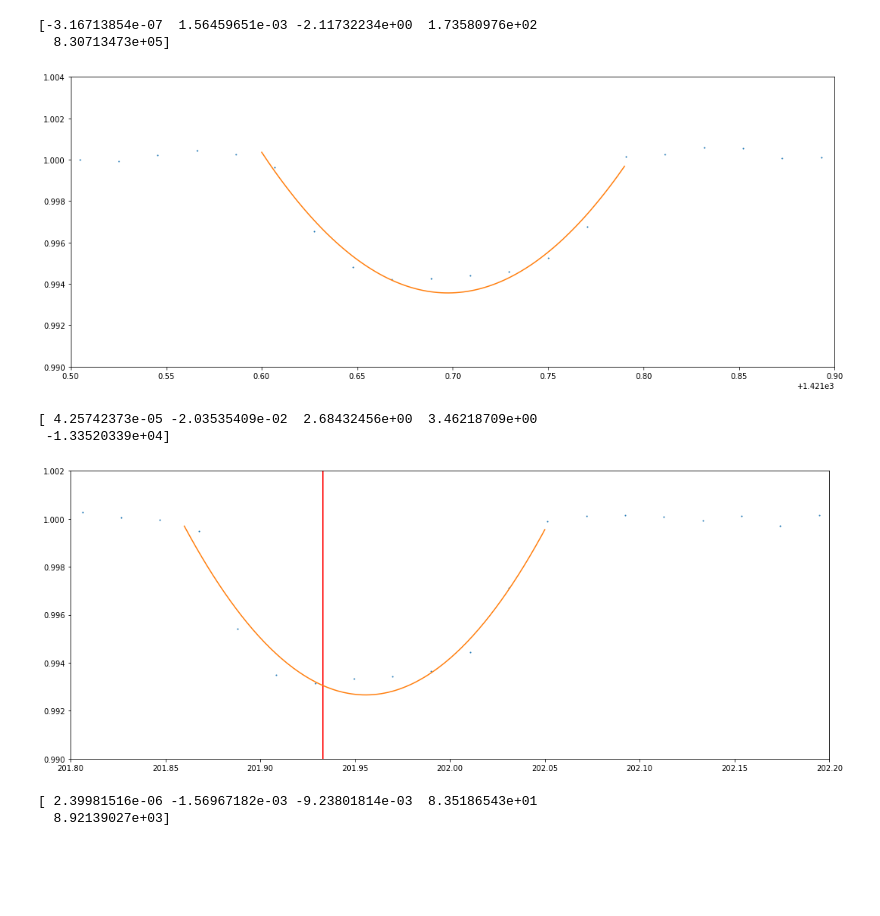
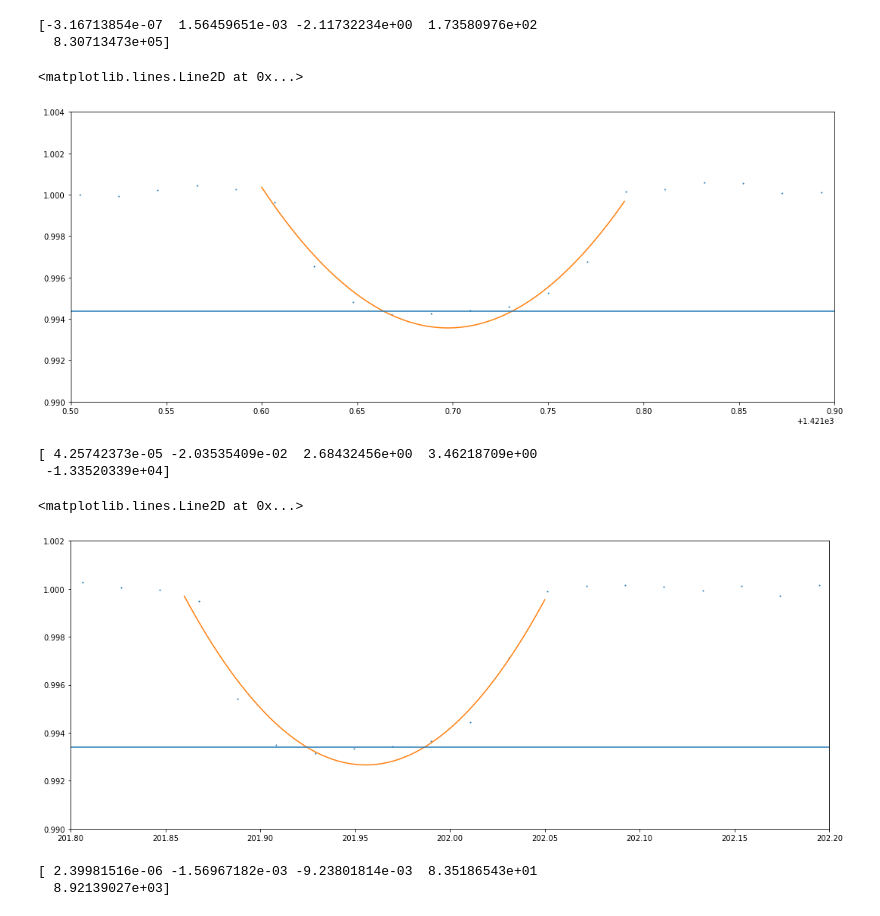
Before and after one commit to wfw23/Astrolabs, a Jupyter notebook: Chapter3_ExoLightCurves.ipynb, the cells around one changed output. Cells and saved outputs as stored; diff of their text form; code cells hidden in the pictures; blank space fills up the shorter version.

```diff
--- a/Chapter3_ExoLightCurves.ipynb
+++ b/Chapter3_ExoLightCurves.ipynb
@@ -690,15 +646,14 @@ plt.figure(figsize=(18,7))
 plt.plot(curve['time'],curve['flux'], ls='None',marker ='o', markersize=1)
 plt.xlim(1421.5,1421.9)
 plt.ylim(0.99,1.004)
-actper2 =38.938
-plt.axvline(actper+131.513013-6.5, c='r') ## indicating the actual period
-for i in [1, 2, 3,4,5,6,7,8,9,10,11,12,14,15,16,20,23,25,27,28,35,29,30,33,34,36]:
-    plt.axvline((actper2*i+131.513013-34), c='b', alpha=0.5)
 
 plt.plot(xrange385, para(xrange385, *popt385))
-min38.append(np.min(para(xrange385, *popt385)))
+minmask = (curve['time']>1421.66) &  (curve['time']<1421.74)
+min38.append(np.mean(curve['flux'][minmask]))
+plt.axhline(np.mean(curve['flux'][minmask]))
 # %% [output]
+<matplotlib.lines.Line2D at 0x...>
-[figure, old version]
+[figure, new version]
 # %%
 xrange191=np.linspace(201.86,202.05,100)
 mask191 = (curve['time']>201.86) & (curve['time']<202.05)
@@ -710,18 +665,16 @@ print(popt191)
 # %%
 plt.figure(figsize=(18,7))
 plt.plot(curve['time'],curve['flux'], ls='None',marker ='o', markersize=1)
 plt.xlim(201.8,202.2)
 plt.ylim(0.99,1.002)
-actper = 19.23 ## the actual period
-actper2 =38.938
-plt.axvline(actper+131.513013-6.5, c='r') ## indicating the actual period
-for i in [1, 2, 3,4,5,6,7,8,9,10,11,12,13,14,15,16,17,30,35,40,45,50,52,55,56,57,58,60,65]:
-    plt.axvline((actper*i+131.513013-6.5), c='r')
 
 plt.plot(xrange191, para(xrange191, *popt191))
-min19.append(np.min(para(xrange191, *popt191)))
+minmask = (curve['time']>201.9) &  (curve['time']<202)
+min19.append(np.mean(curve['flux'][minmask]))
+plt.axhline(np.mean(curve['flux'][minmask]))
 # %% [output]
+<matplotlib.lines.Line2D at 0x...>
-[figure, old version]
+[figure, new version]
 # %%
 xrange192=np.linspace(452.18,452.38,100)
 mask192 = (curve['time']>452.18) & (curve['time']<452.38)
```
Also changed, not shown: parts of 30 cells of this notebook, 1 other file.
